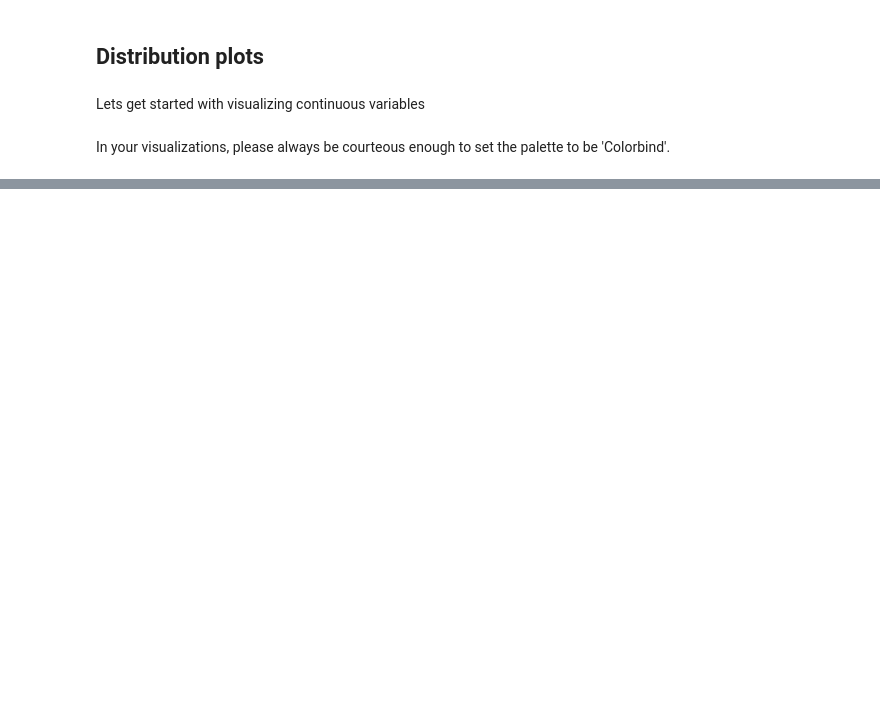
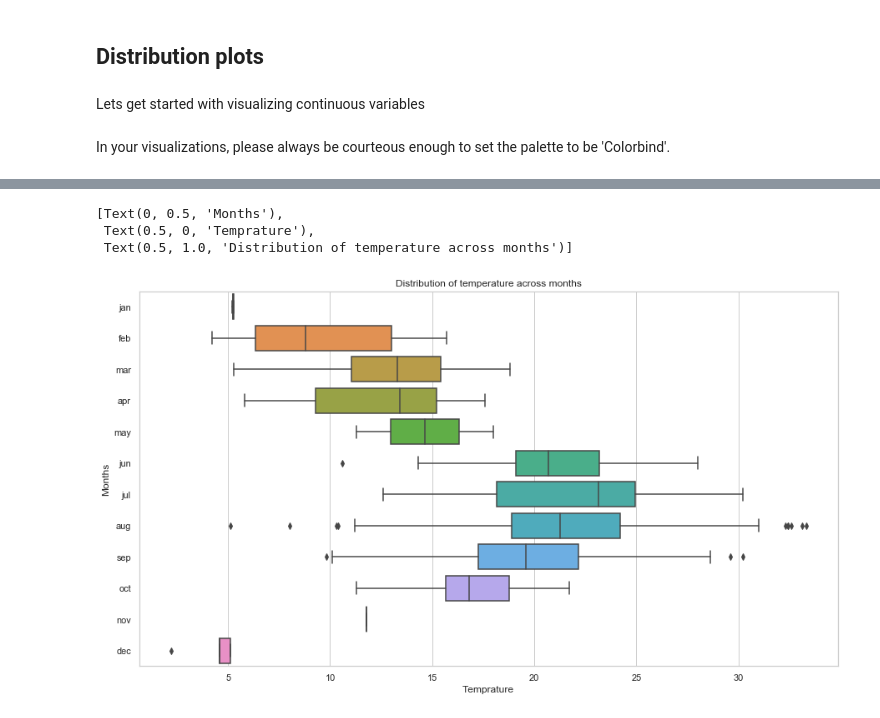
Before and after one commit to shwetapurushe/data-science-world, a Jupyter notebook: Projects/DS_Utils/Distribution_visualizations.ipynb, the cells around one changed output, grey strips where cells are left out. Cells and saved outputs as stored; diff of their text form; code cells hidden in the pictures; blank space fills up the shorter version.

```diff
--- a/Projects/DS_Utils/Distribution_visualizations.ipynb
+++ b/Projects/DS_Utils/Distribution_visualizations.ipynb
@@ -76,0 +108,8 @@ plt.show()
+# %%
+ax = sns.boxplot(data = df, x = 'temp', y='month')
+ax.set(title = "Distribution of temperature across months", xlabel= "Temprature", ylabel = "Months")
+# %% [output]
+[Text(0, 0.5, 'Months'),
+ Text(0.5, 0, 'Temprature'),
+ Text(0.5, 1.0, 'Distribution of temperature across months')]
+[figure, added]
```
Also changed, not shown: parts of 11 cells of this notebook, 1 other file.
